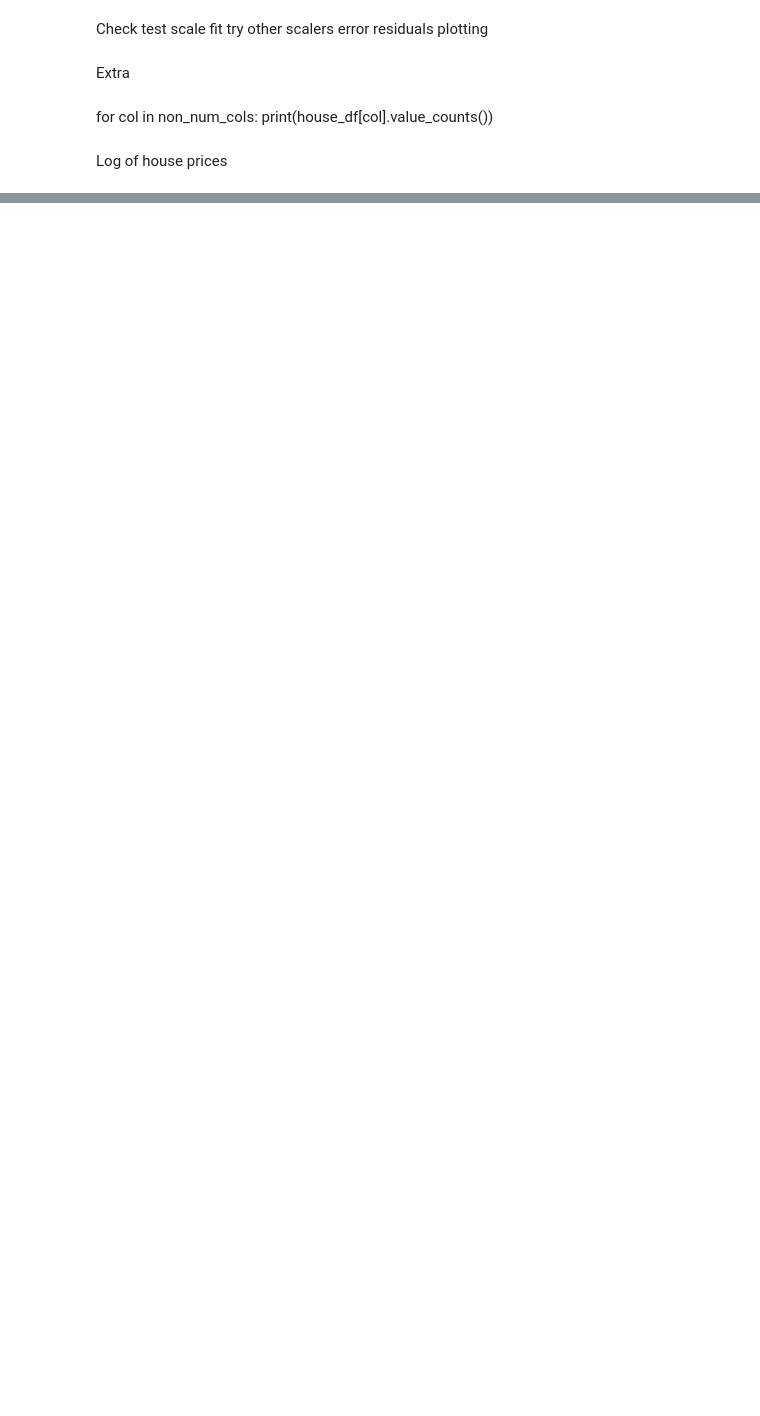
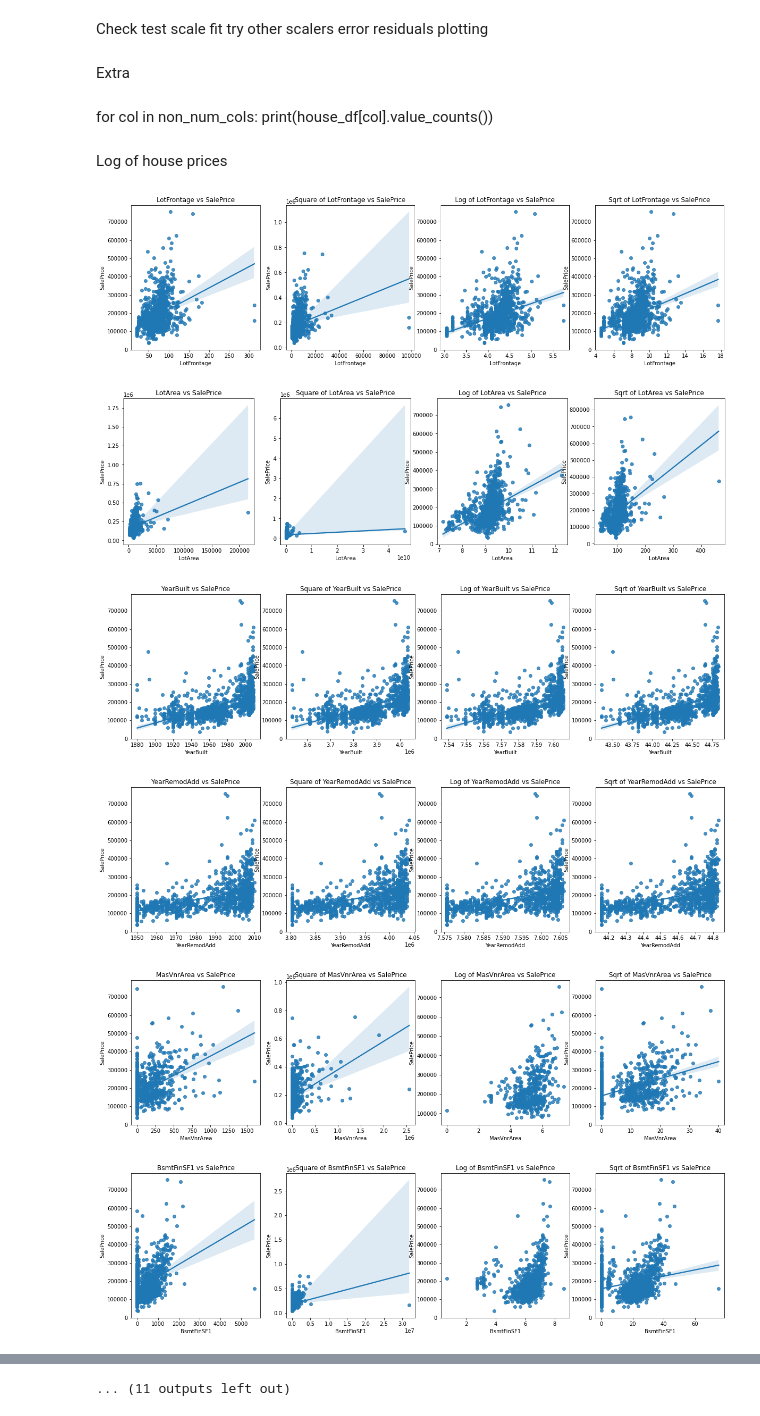
Before and after one commit to krishnajiraoh/upGrad_advanced_regression_assignment, a Jupyter notebook: Assignment.ipynb, the cells around one changed output, grey strips where cells are left out. Saved outputs shown, nothing was run; the diff lists cells and outputs as text; code cells hidden in the pictures; blank space fills up the shorter version.

```diff
--- a/Assignment.ipynb
+++ b/Assignment.ipynb
@@ -597,3 +597,43 @@ for col in non_num_cols:
     print(house_df[col].value_counts())
 # %% [markdown]
 Log of house prices
+# %%
+def plot_transformations(x,y,df):
+
+    plt.figure(figsize=(20,5))
+
+    plt.subplot(1,4,1)
+    X = df[x]
+    Y = df[y]
+    sns.regplot(X,Y)
+    plt.title(x + " vs " + y)
+
+    plt.subplot(1,4,2)
+    X = df[x] * df[x]
+    Y = df[y]
+    sns.regplot(X,Y)
+    plt.title("Square of " + x + " vs " + y)
+
+    plt.subplot(1,4,3)
+    X = np.log(df[x])
+    Y = house_df[y]
+    sns.regplot(X,Y)
+    plt.title("Log of " + x + " vs " + y)
+
+    plt.subplot(1,4,4)
+    X = np.sqrt(df[x])
+    Y = house_df[y]
+    sns.regplot(X,Y)
+    plt.title("Sqrt of " + x + " vs " + y)
+
+    plt.show()
+# %%
+for col in cont_cols[:-1]:
+    plot_transformations(col, "SalePrice", house_df)
+# %% [output]
+[figure, added]
+[figure, added]
+[figure, added]
+[figure, added]
+[figure, added]
+[figure, added]
@@ -599,0 +646 @@ Log of house prices
+... (11 outputs left out)
```
Also changed, not shown: parts of 9 cells of this notebook.
